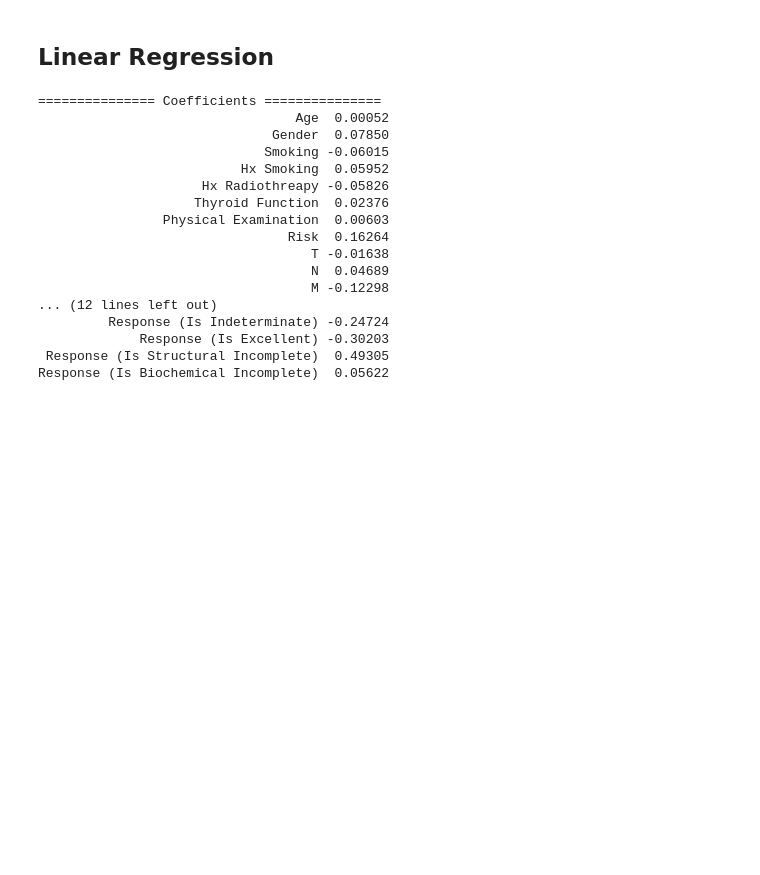
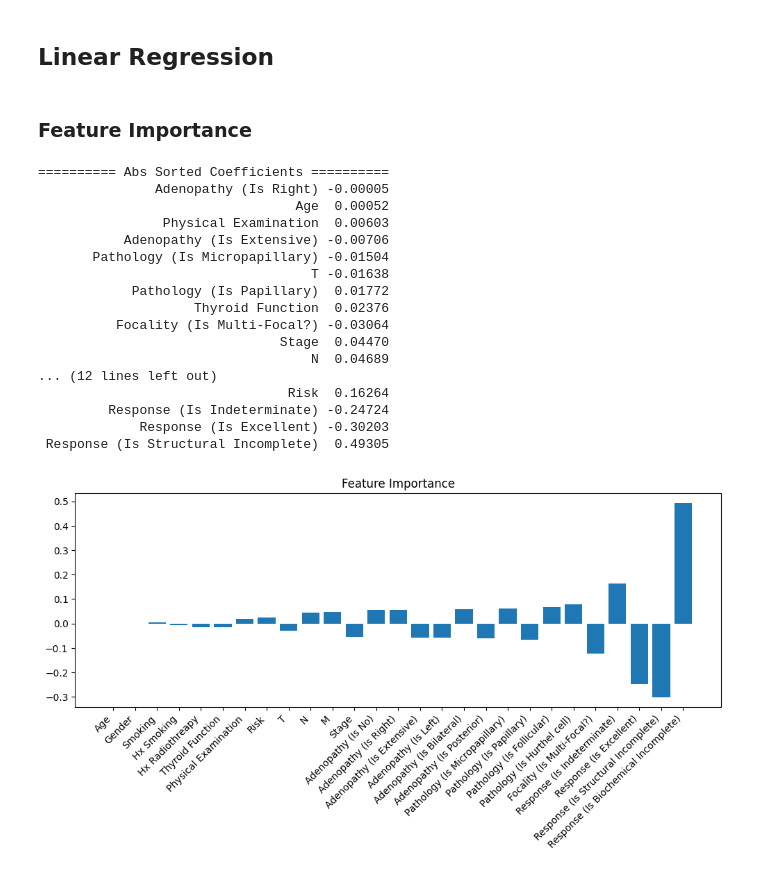
Before and after one commit to Koffiie/First-Repo, a Jupyter notebook: Thyroid_Cancer_Recurrence_Prediction.ipynb, the cells around one changed output. Cells and saved outputs as stored; diff of their text form; code cells hidden in the pictures; blank space fills up the shorter version.

Commit message:
Added linear regression model and its graphs

```diff
--- a/Thyroid_Cancer_Recurrence_Prediction.ipynb
+++ b/Thyroid_Cancer_Recurrence_Prediction.ipynb
@@ -672,32 +672,51 @@ lin_reg.fit(X_train, y_train)
 
 y_pred = lin_reg.predict(X_test)
 
-print("=============== Coefficients ===============")
-
-for col_num in range(len(X.columns)):
-  coef_string = f"{lin_reg.coef_[col_num]:.5f}"
-  if coef_string[0] != "-":
-    coef_string = " " + coef_string
-  print(str(X.columns[col_num]).rjust(36), coef_string)
-
 #plt.scatter(y_test, y_pred, label="Actual")
 #plt.plot(X_test, y_pred)
 #plt.show()
-# %% [output]
-=============== Coefficients ===============
-                                 Age  0.00052
-                              Gender  0.07850
-                             Smoking -0.06015
-                          Hx Smoking  0.05952
-                     Hx Radiothreapy -0.05826
-                    Thyroid Function  0.02376
-                Physical Examination  0.00603
-                                Risk  0.16264
-                                   T -0.01638
-                                   N  0.04689
-                                   M -0.12298
-... (12 lines left out)
-         Response (Is Indeterminate) -0.24724
-             Response (Is Excellent) -0.30203
- Response (Is Structural Incomplete)  0.49305
-Response (Is Biochemical Incomplete)  0.05622
+# %% [markdown]
+### Feature Importance
+# %%
+def print_feature_value_table(title, features, values, rjust_value=36, decimals=5):
+  print(str(" " + title + " ").center(rjust_value+decimals+4, "="))
+
+  for feat in range(len(features)):
+    value_string = f"{values[feat]:.{decimals}f}"
+    if value_string[0] != "-":
+      value_string = " " + value_string
+    print(str(features[feat]).rjust(rjust_value), value_string)
+  print()
+
+sorted_idx = np.argsort(abs(lin_reg.coef_))
+sorted_features = X.columns[sorted_idx]
+sorted_coefs = lin_reg.coef_[sorted_idx]
+
+
+#print_feature_value_table("Coefficients in Feature Order", X.columns, lin_reg.coef_)
+print_feature_value_table("Abs Sorted Coefficients", sorted_features, sorted_coefs)
+
+plt.figure(figsize=(12, 4))
+plt.bar(X.columns, sorted_coefs,)
+plt.xticks(rotation=45, ha="right")
+plt.title("Feature Importance")
+plt.show()
+# %% [output]
+========== Abs Sorted Coefficients ==========
+               Adenopathy (Is Right) -0.00005
+                                 Age  0.00052
+                Physical Examination  0.00603
+           Adenopathy (Is Extensive) -0.00706
+       Pathology (Is Micropapillary) -0.01504
+                                   T -0.01638
+            Pathology (Is Papillary)  0.01772
+                    Thyroid Function  0.02376
+          Focality (Is Multi-Focal?) -0.03064
+                               Stage  0.04470
+                                   N  0.04689
+... (12 lines left out)
+                                Risk  0.16264
+         Response (Is Indeterminate) -0.24724
+             Response (Is Excellent) -0.30203
+ Response (Is Structural Incomplete)  0.49305
+[figure, added]
```
Also changed, not shown: parts of 3 cells of this notebook.
